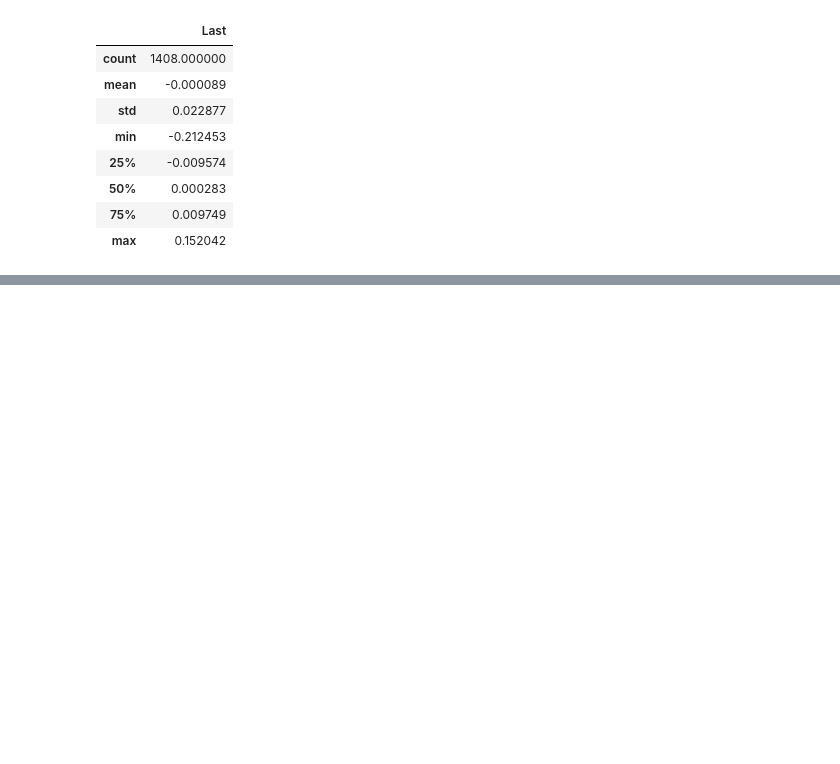
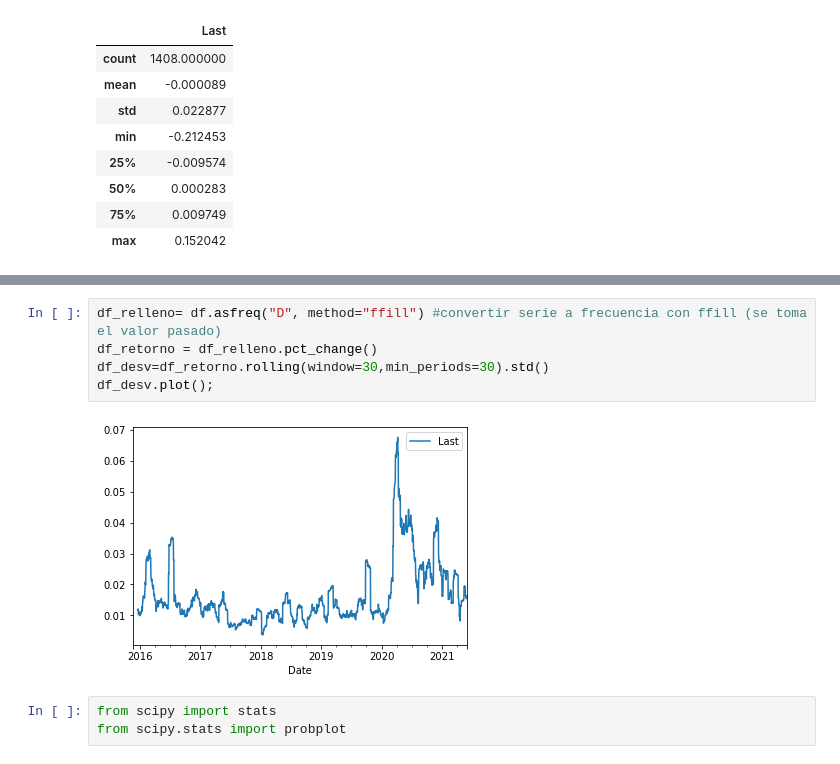
Before and after one commit to KevinArielM/Finances, a Jupyter notebook: Introducción a Machine Learning III.ipynb, the cells around one changed output, grey strips where cells are left out. Cells and saved outputs as stored; diff of their text form; blank space fills up the shorter version.

```diff
--- a/Introducción a Machine Learning III.ipynb
+++ b/Introducción a Machine Learning III.ipynb
@@ -173,0 +191,10 @@ variaciones_diarias.describe() #estadística descriptiva
+# %%
+df_relleno= df.asfreq("D", method="ffill") #convertir serie a frecuencia con ffill (se toma el valor pasado)
+df_retorno = df_relleno.pct_change()
+df_desv=df_retorno.rolling(window=30,min_periods=30).std()
+df_desv.plot();
+# %% [output]
+[figure, added]
+# %%
+from scipy import stats
+from scipy.stats import probplot
```
Also changed, not shown: parts of 5 cells of this notebook.
